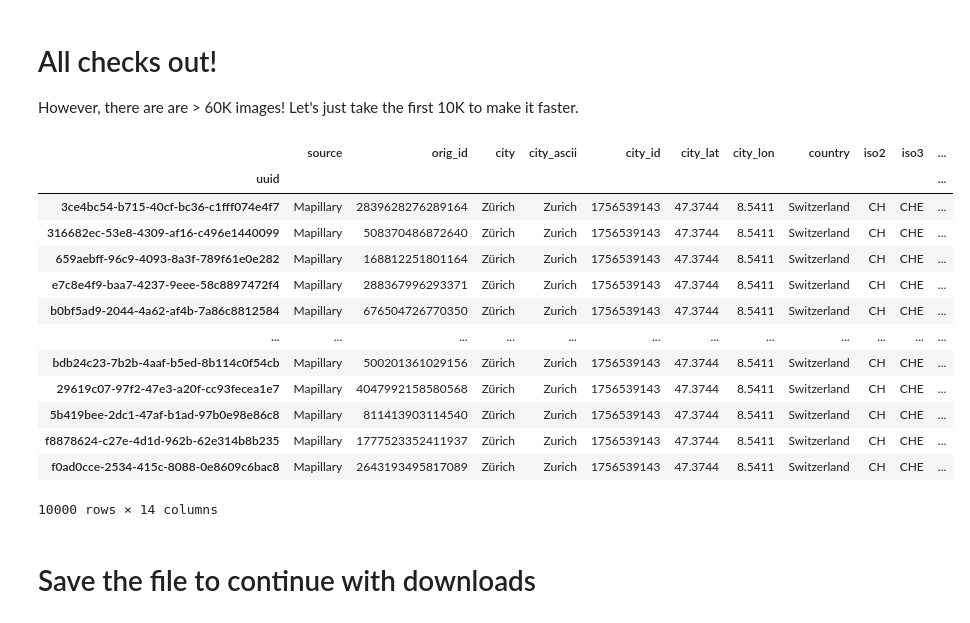
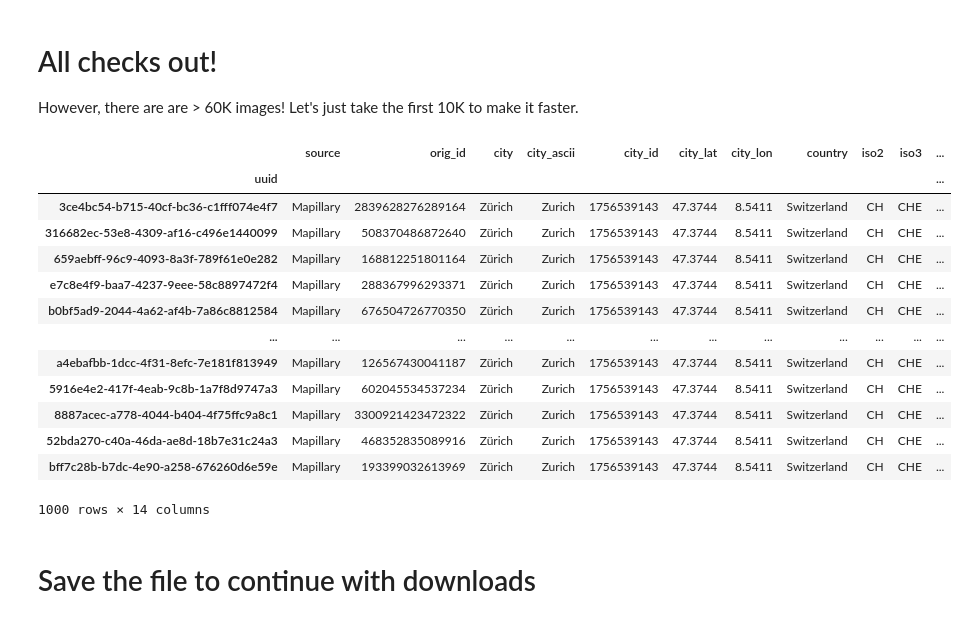
Before and after one commit to matqr/python-urban-analytics-workshop, a Jupyter notebook: 2-data_download.ipynb, the cells around one changed output. Cells and saved outputs as stored; diff of their text form; code cells hidden in the pictures.

```diff
--- a/2-data_download.ipynb
+++ b/2-data_download.ipynb
@@ -105,23 +105,23 @@ assert (
 
 However, there are are > 60K images! Let's just take the first 10K to make it faster.
 # %%
-df_city = df_city.iloc[:10000]
+df_city = df_city.iloc[:1000]
 df_city
 # %% [output]
 |  | source | orig_id | city | city_ascii | city_id | city_lat | city_lon | country | iso2 | iso3 | ... |
 | uuid |  |  |  |  |  |  |  |  |  |  | ... |
 | 3ce4bc54-b715-40cf-bc36-c1fff074e4f7 | Mapillary | 2839628276289164 | Zürich | Zurich | 1756539143 | 47.3744 | 8.5411 | Switzerland | CH | CHE | ... |
 | 316682ec-53e8-4309-af16-c496e1440099 | Mapillary | 508370486872640 | Zürich | Zurich | 1756539143 | 47.3744 | 8.5411 | Switzerland | CH | CHE | ... |
 | 659aebff-96c9-4093-8a3f-789f61e0e282 | Mapillary | 168812251801164 | Zürich | Zurich | 1756539143 | 47.3744 | 8.5411 | Switzerland | CH | CHE | ... |
 | e7c8e4f9-baa7-4237-9eee-58c8897472f4 | Mapillary | 288367996293371 | Zürich | Zurich | 1756539143 | 47.3744 | 8.5411 | Switzerland | CH | CHE | ... |
 | b0bf5ad9-2044-4a62-af4b-7a86c8812584 | Mapillary | 676504726770350 | Zürich | Zurich | 1756539143 | 47.3744 | 8.5411 | Switzerland | CH | CHE | ... |
 | ... | ... | ... | ... | ... | ... | ... | ... | ... | ... | ... | ... |
-| bdb24c23-7b2b-4aaf-b5ed-8b114c0f54cb | Mapillary | 500201361029156 | Zürich | Zurich | 1756539143 | 47.3744 | 8.5411 | Switzerland | CH | CHE | ... |
-| 29619c07-97f2-47e3-a20f-cc93fecea1e7 | Mapillary | 4047992158580568 | Zürich | Zurich | 1756539143 | 47.3744 | 8.5411 | Switzerland | CH | CHE | ... |
-| 5b419bee-2dc1-47af-b1ad-97b0e98e86c8 | Mapillary | 811413903114540 | Zürich | Zurich | 1756539143 | 47.3744 | 8.5411 | Switzerland | CH | CHE | ... |
-| f8878624-c27e-4d1d-962b-62e314b8b235 | Mapillary | 1777523352411937 | Zürich | Zurich | 1756539143 | 47.3744 | 8.5411 | Switzerland | CH | CHE | ... |
-| f0ad0cce-2534-415c-8088-0e8609c6bac8 | Mapillary | 2643193495817089 | Zürich | Zurich | 1756539143 | 47.3744 | 8.5411 | Switzerland | CH | CHE | ... |
+| a4ebafbb-1dcc-4f31-8efc-7e181f813949 | Mapillary | 126567430041187 | Zürich | Zurich | 1756539143 | 47.3744 | 8.5411 | Switzerland | CH | CHE | ... |
+| 5916e4e2-417f-4eab-9c8b-1a7f8d9747a3 | Mapillary | 602045534537234 | Zürich | Zurich | 1756539143 | 47.3744 | 8.5411 | Switzerland | CH | CHE | ... |
+| 8887acec-a778-4044-b404-4f75ffc9a8c1 | Mapillary | 3300921423472322 | Zürich | Zurich | 1756539143 | 47.3744 | 8.5411 | Switzerland | CH | CHE | ... |
+| 52bda270-c40a-46da-ae8d-18b7e31c24a3 | Mapillary | 468352835089916 | Zürich | Zurich | 1756539143 | 47.3744 | 8.5411 | Switzerland | CH | CHE | ... |
+| bff7c28b-b7dc-4e90-a258-676260d6e59e | Mapillary | 193399032613969 | Zürich | Zurich | 1756539143 | 47.3744 | 8.5411 | Switzerland | CH | CHE | ... |
-10000 rows × 14 columns
+1000 rows × 14 columns
 # %% [markdown]
 # Save the file to continue with downloads
 # %%
```
Also changed, not shown: 1 other file.
